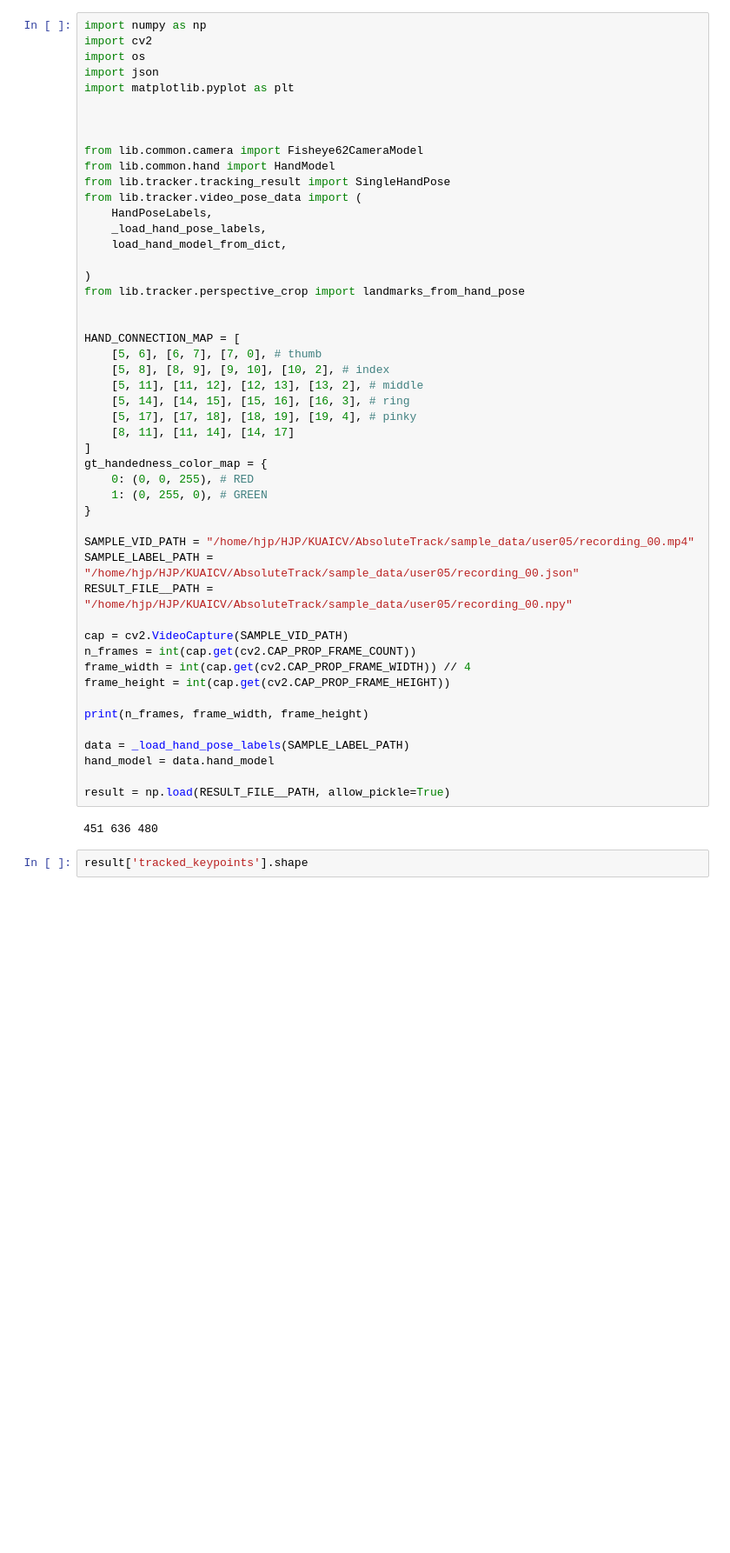
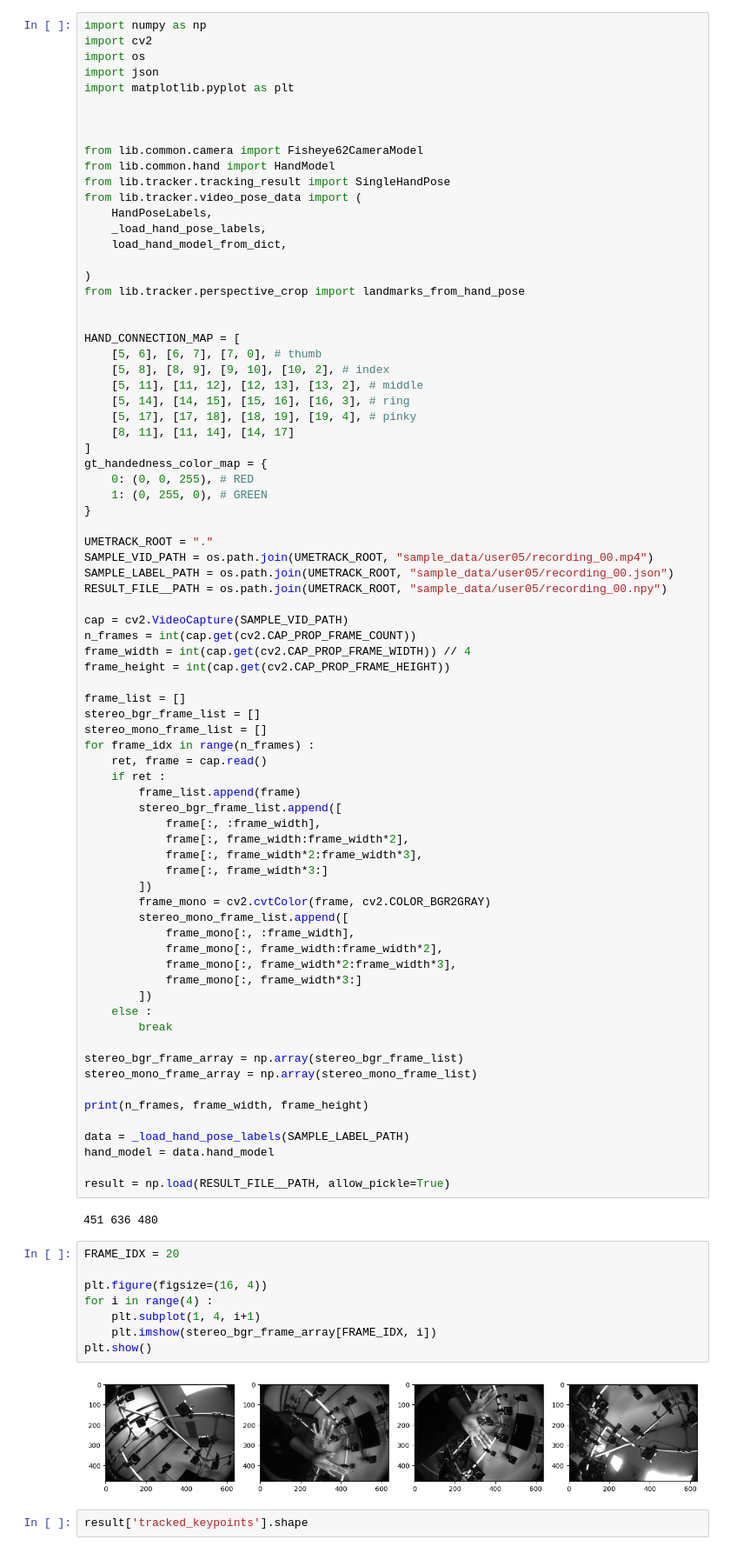
Before and after one commit to 2InfinityN6eyond/AbsoluteTrack, a Jupyter notebook: agora/playground_dataset.ipynb, the cells around one changed output. Shown at 87% size. Cells and saved outputs as stored; diff of their text form; blank space fills up the shorter version.

```diff
--- a/agora/playground_dataset.ipynb
+++ b/agora/playground_dataset.ipynb
@@ -40,14 +40,41 @@ gt_handedness_color_map = {
     1: (0, 255, 0), # GREEN
 }
 
-SAMPLE_VID_PATH = "/home/hjp/HJP/KUAICV/AbsoluteTrack/sample_data/user05/recording_00.mp4"
-SAMPLE_LABEL_PATH = "/home/hjp/HJP/KUAICV/AbsoluteTrack/sample_data/user05/recording_00.json"
-RESULT_FILE__PATH = "/home/hjp/HJP/KUAICV/AbsoluteTrack/sample_data/user05/recording_00.npy"
+UMETRACK_ROOT = "."
+SAMPLE_VID_PATH = os.path.join(UMETRACK_ROOT, "sample_data/user05/recording_00.mp4")
+SAMPLE_LABEL_PATH = os.path.join(UMETRACK_ROOT, "sample_data/user05/recording_00.json")
+RESULT_FILE__PATH = os.path.join(UMETRACK_ROOT, "sample_data/user05/recording_00.npy")
 
 cap = cv2.VideoCapture(SAMPLE_VID_PATH)
 n_frames = int(cap.get(cv2.CAP_PROP_FRAME_COUNT))
 frame_width = int(cap.get(cv2.CAP_PROP_FRAME_WIDTH)) // 4
 frame_height = int(cap.get(cv2.CAP_PROP_FRAME_HEIGHT))
+
+frame_list = []
+stereo_bgr_frame_list = []
+stereo_mono_frame_list = []
+for frame_idx in range(n_frames) :
+    ret, frame = cap.read()
+    if ret :
+        frame_list.append(frame)
+        stereo_bgr_frame_list.append([
+            frame[:, :frame_width],
+            frame[:, frame_width:frame_width*2],
+            frame[:, frame_width*2:frame_width*3],
+            frame[:, frame_width*3:]
+        ])
+        frame_mono = cv2.cvtColor(frame, cv2.COLOR_BGR2GRAY)
+        stereo_mono_frame_list.append([
+            frame_mono[:, :frame_width],
+            frame_mono[:, frame_width:frame_width*2],
+            frame_mono[:, frame_width*2:frame_width*3],
+            frame_mono[:, frame_width*3:]
+        ])
+    else :
+        break
+
+stereo_bgr_frame_array = np.array(stereo_bgr_frame_list)
+stereo_mono_frame_array = np.array(stereo_mono_frame_list)
 
 print(n_frames, frame_width, frame_height)
 
@@ -57,6 +84,16 @@ hand_model = data.hand_model
 result = np.load(RESULT_FILE__PATH, allow_pickle=True)
 # %% [output]
 451 636 480
+# %%
+FRAME_IDX = 20
+
+plt.figure(figsize=(16, 4))
+for i in range(4) :
+    plt.subplot(1, 4, i+1)
+    plt.imshow(stereo_bgr_frame_array[FRAME_IDX, i])
+plt.show()
+# %% [output]
+[figure, added]
 # %%
 result['tracked_keypoints'].shape
 # %% [output]
```
Also changed, not shown: parts of 3 cells of this notebook, 6 other files.
